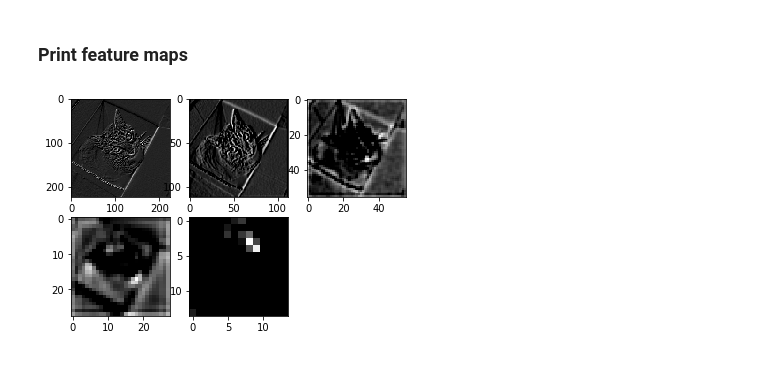
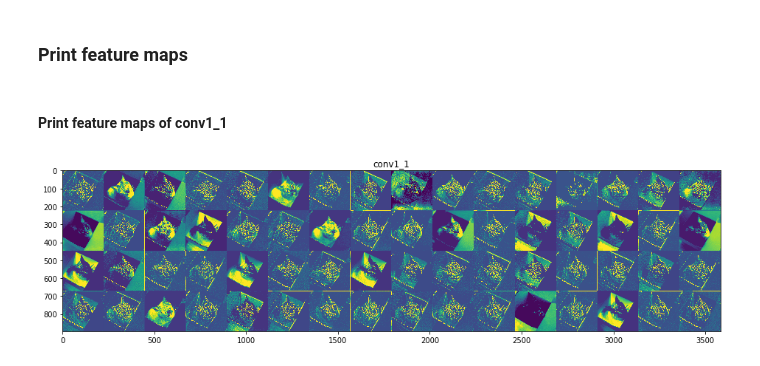
Before and after one commit to modulabs/modu-tensorflow, a Jupyter notebook: week04/01_vgg_slim.ipynb, the cells around one changed output. Saved outputs shown, nothing was run; the diff lists cells and outputs as text; code cells hidden in the pictures.

```diff
--- a/week04/01_vgg_slim.ipynb
+++ b/week04/01_vgg_slim.ipynb
@@ -105,20 +127,47 @@ with tf.Session(config=sess_config) as sess:
 INFO:tensorflow:Restoring parameters from ../checkpoints/vgg_16.ckpt
 # %% [markdown]
 ### Print feature maps
-# %%
-#plt.figure(figsize=(max_print, 1))
-#plt.axis('off')
-channel_index = 30
-plt.subplot(231)
-plt.imshow(conv1_1[0,:,:,channel_index], cmap='gray')
-plt.subplot(232)
-plt.imshow(conv2_1[0,:,:,channel_index], cmap='gray')
-plt.subplot(233)
-plt.imshow(conv3_2[0,:,:,channel_index], cmap='gray')
-plt.subplot(234)
-plt.imshow(conv4_3[0,:,:,channel_index], cmap='gray')
-plt.subplot(235)
-plt.imshow(conv5_3[0,:,:,channel_index], cmap='gray')
-plt.show()
-# %% [output]
-[figure, removed]
+# %%
+def print_all_feature_maps(layer, layer_name):
+  """Print all feature maps
+    This code is borrowed from "Deep Learning with Python" (by Chollet)
+
+  Args:
+    layer (4-rank Tensor): feature maps
+    layer_name (string): name of feature maps
+
+  Returns:
+    print all feature maps
+  """
+  num_features = layer.shape[-1]
+  size = layer.shape[1]
+  images_per_row = 16
+  for feature_map in range(num_features):
+    num_cols = num_features // images_per_row
+    display_grid = np.zeros((size * num_cols, images_per_row * size))
+
+    for col in range(num_cols):
+      for row in range(images_per_row):
+        channel_image = layer[0,:,:,col * images_per_row + row]
+
+        channel_image -= channel_image.mean()
+        channel_image /= channel_image.std()
+        channel_image *= 64
+        channel_image += 128
+        channel_image = np.clip(channel_image, 0, 255).astype('uint8')
+
+        display_grid[col * size : (col + 1) * size,
+                     row * size : (row + 1) * size] = channel_image
+
+  scale = 1. / size
+  plt.figure(figsize=(scale * display_grid.shape[1],
+                      scale * display_grid.shape[0]))
+  plt.title(layer_name)
+  plt.grid(False)
+  plt.imshow(display_grid, aspect='auto', cmap='viridis')
+# %% [markdown]
+#### Print feature maps of conv1_1
+# %%
+print_all_feature_maps(conv1_1, 'conv1_1')
+# %% [output]
+[figure, added]
```
Also changed, not shown: parts of 13 cells of this notebook.
